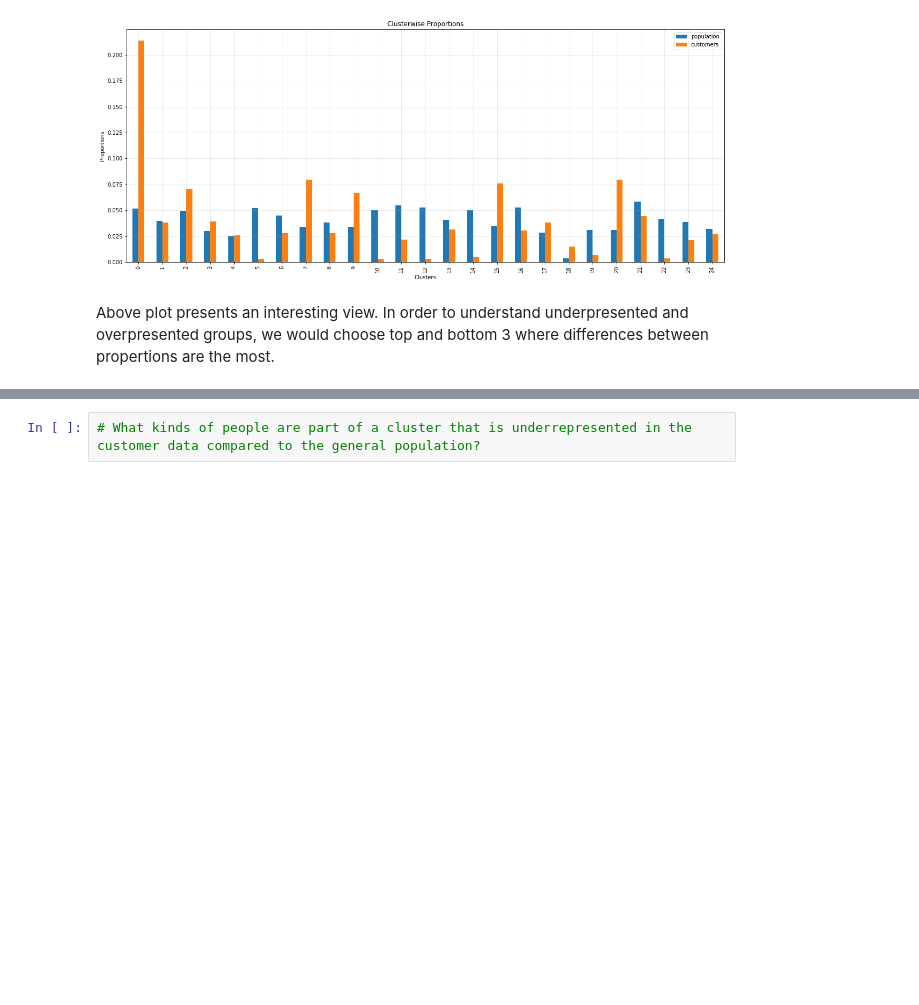
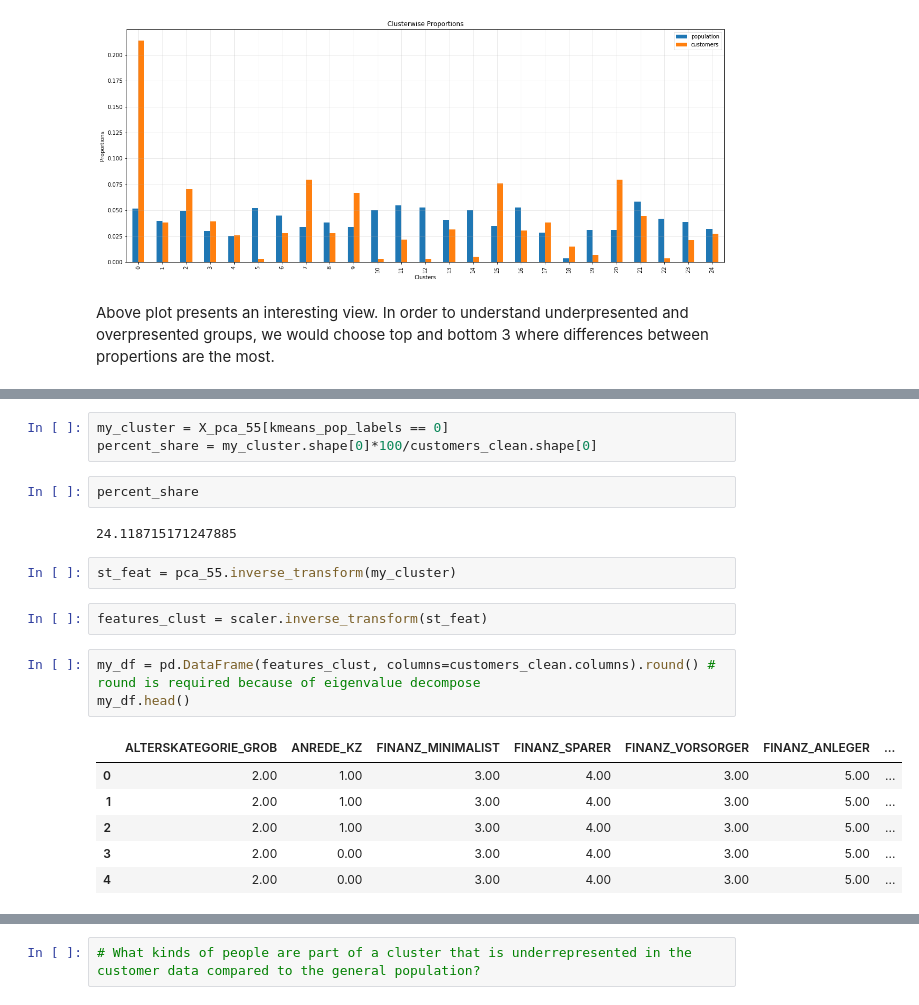
Before and after one commit to marooned20/identify-customer-segments, a Jupyter notebook: Identify_Customer_Segments.ipynb, the cells around one changed output, grey strips where cells are left out. Drawn from its saved outputs; the diff is of its cells as text; blank space fills up the shorter version.

```diff
--- a/Identify_Customer_Segments.ipynb
+++ b/Identify_Customer_Segments.ipynb
@@ -1035,0 +1051,21 @@ top3_non_target
+# %%
+my_cluster = X_pca_55[kmeans_pop_labels == 0]
+percent_share = my_cluster.shape[0]*100/customers_clean.shape[0]
+# %%
+percent_share
+# %% [output]
+24.118715171247885
+# %%
+st_feat = pca_55.inverse_transform(my_cluster)
+# %%
+features_clust = scaler.inverse_transform(st_feat)
+# %%
+my_df = pd.DataFrame(features_clust, columns=customers_clean.columns).round() # round is required because of eigenvalue decompose
+my_df.head()
+# %% [output]
+|  | ALTERSKATEGORIE_GROB | ANREDE_KZ | FINANZ_MINIMALIST | FINANZ_SPARER | FINANZ_VORSORGER | FINANZ_ANLEGER | ... |
+| 0 | 2.00 | 1.00 | 3.00 | 4.00 | 3.00 | 5.00 | ... |
+| 1 | 2.00 | 1.00 | 3.00 | 4.00 | 3.00 | 5.00 | ... |
+| 2 | 2.00 | 1.00 | 3.00 | 4.00 | 3.00 | 5.00 | ... |
+| 3 | 2.00 | 0.00 | 3.00 | 4.00 | 3.00 | 5.00 | ... |
+| 4 | 2.00 | 0.00 | 3.00 | 4.00 | 3.00 | 5.00 | ... |
```
Also changed, not shown: parts of 6 cells of this notebook.
